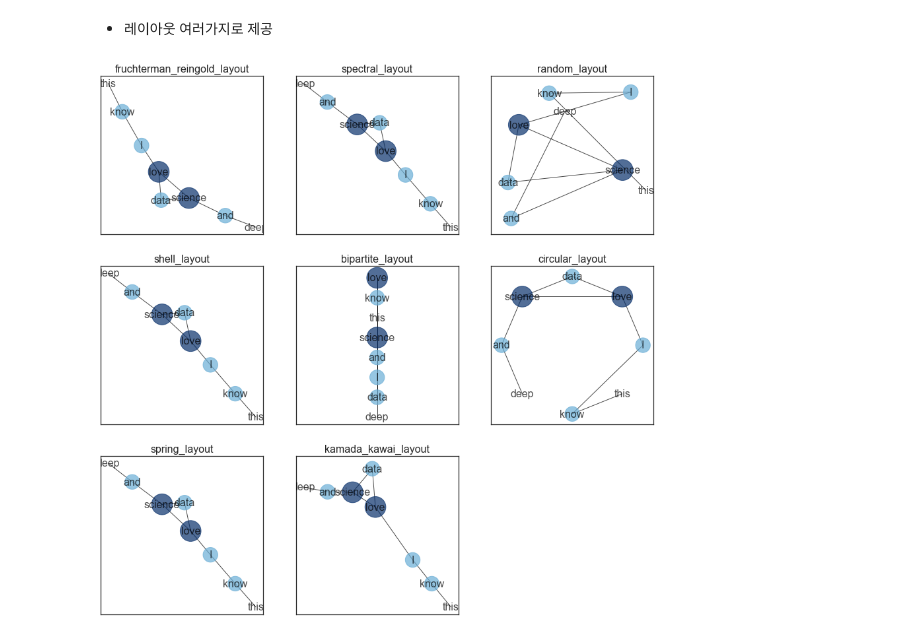
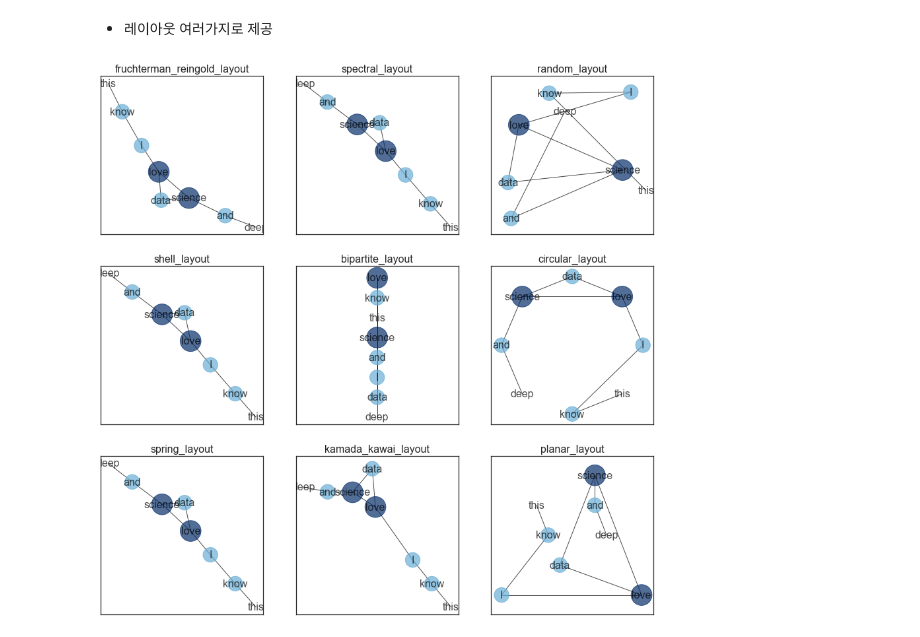
Before and after one commit to bbinibini/Natural-Laguage-Processing, a Jupyter notebook: 5.의미 연결망 분석(Semantic Network Analysis).ipynb, the cells around one changed output. Cells and saved outputs as stored; diff of their text form; code cells hidden in the pictures.

```diff
--- a/5.의미 연결망 분석(Semantic Network Analysis).ipynb
+++ b/5.의미 연결망 분석(Semantic Network Analysis).ipynb
@@ -467,9 +467,9 @@ option = {
 plt.figure(figsize=(15,15))
 plt.axis('off')
 
-plt.subplot(330)
+plt.subplot(339)
 plt.title('planar_layout', fontsize=16)
-nx.draw_networkx(G,pos=frl, **option)
+nx.draw_networkx(G,pos=pl, **option)
 
 plt.subplot(331)
 plt.title('fruchterman_reingold_layout', fontsize=16)
@@ -478,31 +478,31 @@ nx.draw_networkx(G,pos=frl, **option)
 plt.subplot(332)
 plt.title('spectral_layout', fontsize=16)
 nx.draw_networkx(G,pos=sl, **option)
 
 plt.subplot(333)
 plt.title('random_layout', fontsize=16)
 nx.draw_networkx(G,pos=rl, **option)
 
 plt.subplot(334)
 plt.title('shell_layout', fontsize=16)
 nx.draw_networkx(G,pos=sl, **option)
 
 plt.subplot(335)
 plt.title('bipartite_layout', fontsize=16)
 nx.draw_networkx(G,pos=bl, **option)
 
 plt.subplot(336)
 plt.title('circular_layout', fontsize=16)
 nx.draw_networkx(G,pos=cl, **option)
 
 plt.subplot(337)
 plt.title('spring_layout', fontsize=16)
 nx.draw_networkx(G,pos=sl, **option)
 
 plt.subplot(338)
 plt.title('kamada_kawai_layout', fontsize=16)
 nx.draw_networkx(G,pos=kkl, **option)
 
 plt.show()
 # %% [output]
-[figure, old version]
+[figure, new version]
```
Also changed, not shown: 1 other file.
